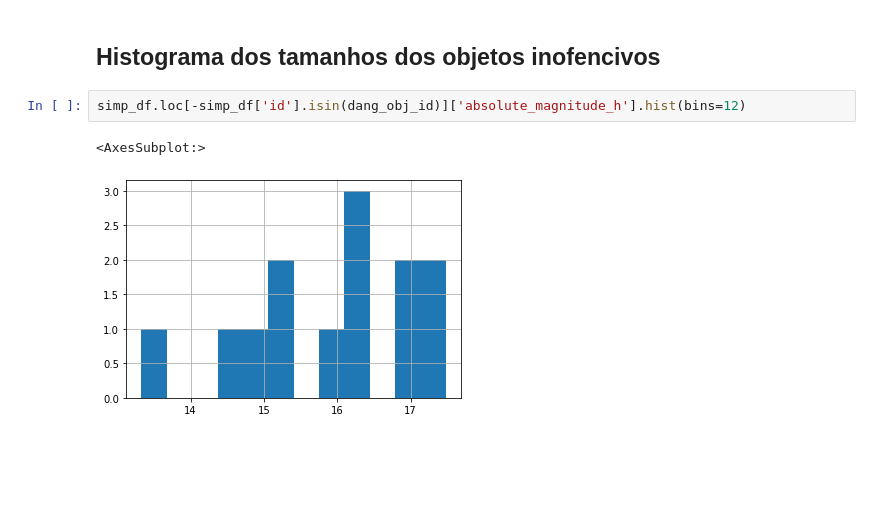
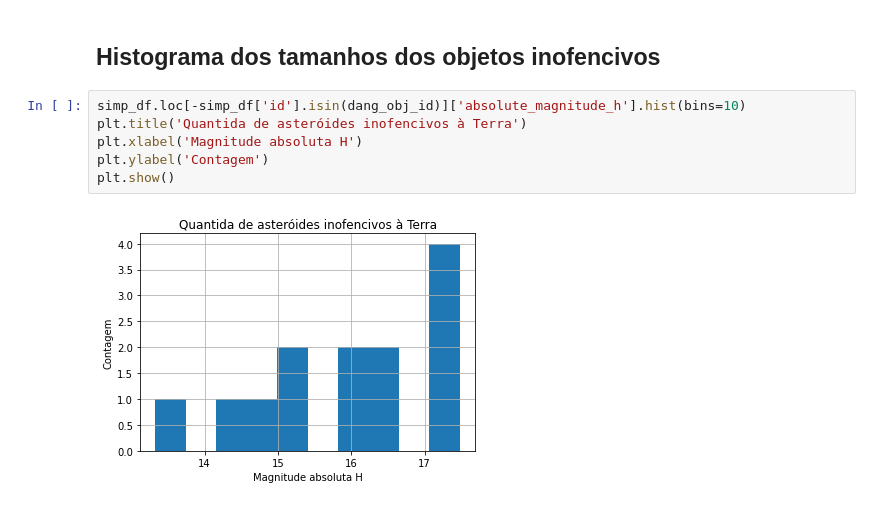
Before and after one commit to gus-phys/AI2-resources, a Jupyter notebook: 03-introducao-a-estatistica/aula1/NeoWs/NeoWs-dangerous-objects.ipynb, the cells around one changed output. Drawn from its saved outputs; the diff is of its cells as text; blank space fills up the shorter version.

```diff
--- a/03-introducao-a-estatistica/aula1/NeoWs/NeoWs-dangerous-objects.ipynb
+++ b/03-introducao-a-estatistica/aula1/NeoWs/NeoWs-dangerous-objects.ipynb
@@ -205,7 +234,10 @@ dang_obj['absolute_magnitude_h'].hist(bins=7)
 # %% [markdown]
 ## Histograma dos tamanhos dos objetos inofencivos
 # %%
-simp_df.loc[-simp_df['id'].isin(dang_obj_id)]['absolute_magnitude_h'].hist(bins=12)
+simp_df.loc[-simp_df['id'].isin(dang_obj_id)]['absolute_magnitude_h'].hist(bins=10)
+plt.title('Quantida de asteróides inofencivos à Terra')
+plt.xlabel('Magnitude absoluta H')
+plt.ylabel('Contagem')
+plt.show()
 # %% [output]
-<AxesSubplot:>
-[figure, old version]
+[figure, new version]
```
Also changed, not shown: parts of 16 cells of this notebook.
